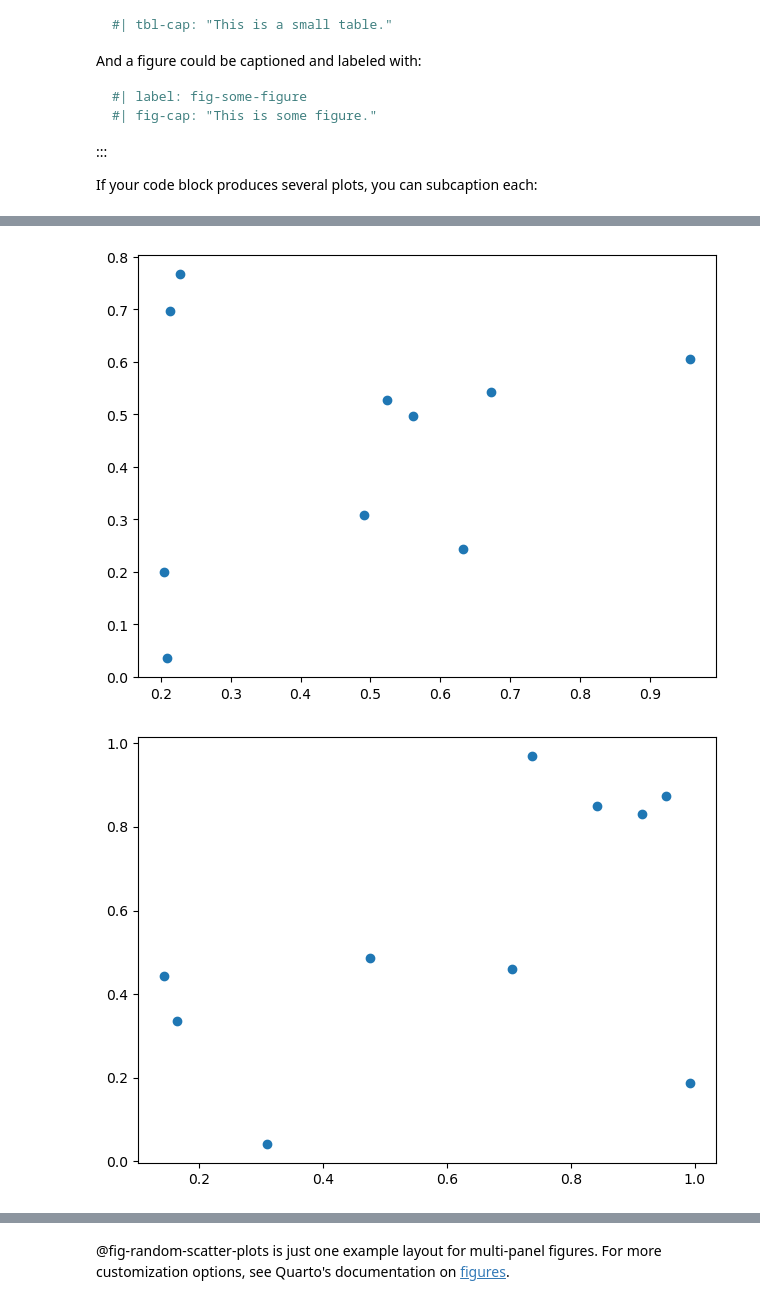
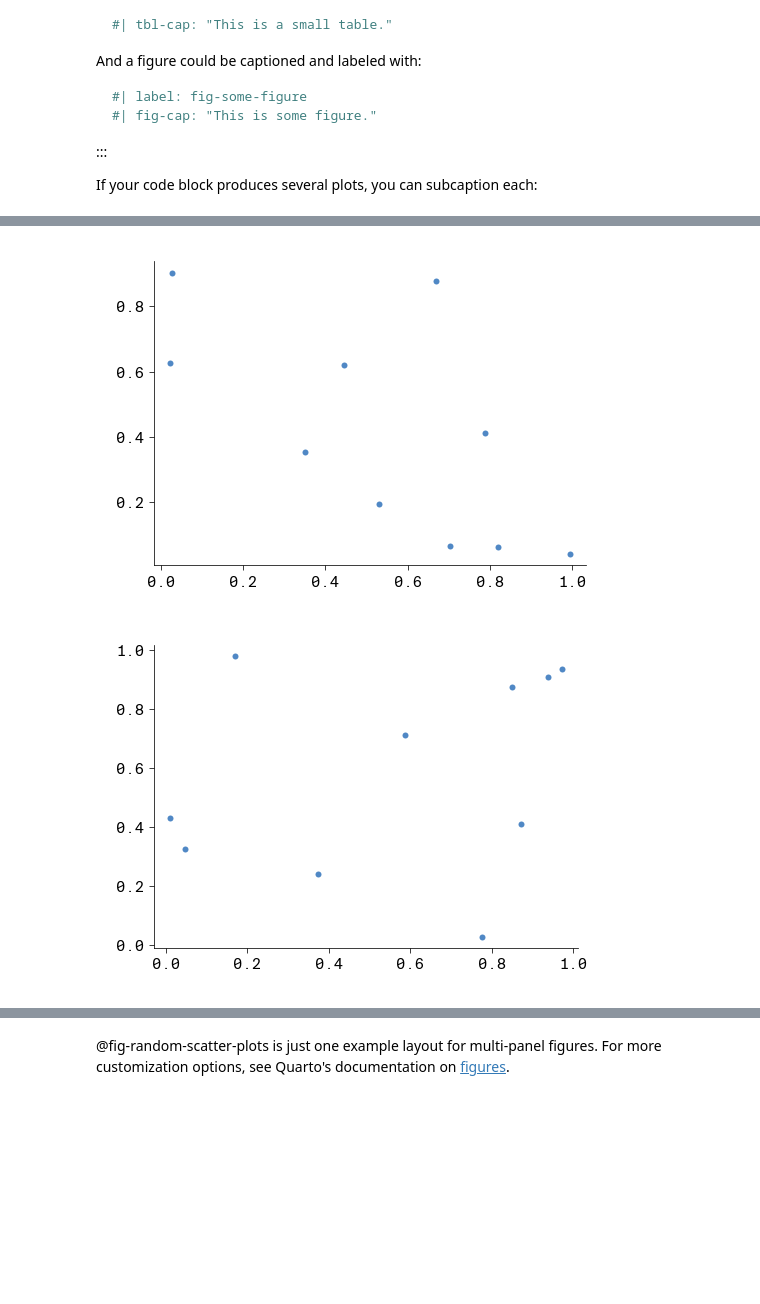
Before and after one commit to Arcadia-Science/notebook-pub-template, a Jupyter notebook: examples/demo.ipynb, the cells around one changed output, grey strips where cells are left out. Cells and saved outputs as stored; diff of their text form; code cells hidden in the pictures; blank space fills up the shorter version.

```diff
--- a/examples/demo.ipynb
+++ b/examples/demo.ipynb
@@ -193,13 +193,17 @@ If your code block produces several plots, you can subcaption each:
 # |   - "Second scatter plot of 10 random points showing uniform distribution with no correlation."
 # |   - "Third scatter plot of 10 random points showing uniform distribution with no correlation."
 # |   - "Fourth scatter plot of 10 random points showing uniform distribution with no correlation."
+import arcadia_pycolor as apc
 import matplotlib.pyplot as plt
 import numpy as np
+
+apc.mpl.setup()
 
 
 def random_plot():
     plt.figure()
     plt.scatter(np.random.rand(10), np.random.rand(10), marker="o")
+    apc.mpl.style_plot(monospaced_axes="both")
     plt.tight_layout()
     plt.show()
     plt.close()
@@ -212,2 +216,2 @@ for _ in range(4):
-[figure, old version]
+[figure, new version]
-[figure, old version]
+[figure, new version]
```
Also changed, not shown: parts of 2 cells of this notebook, 13 other files.
